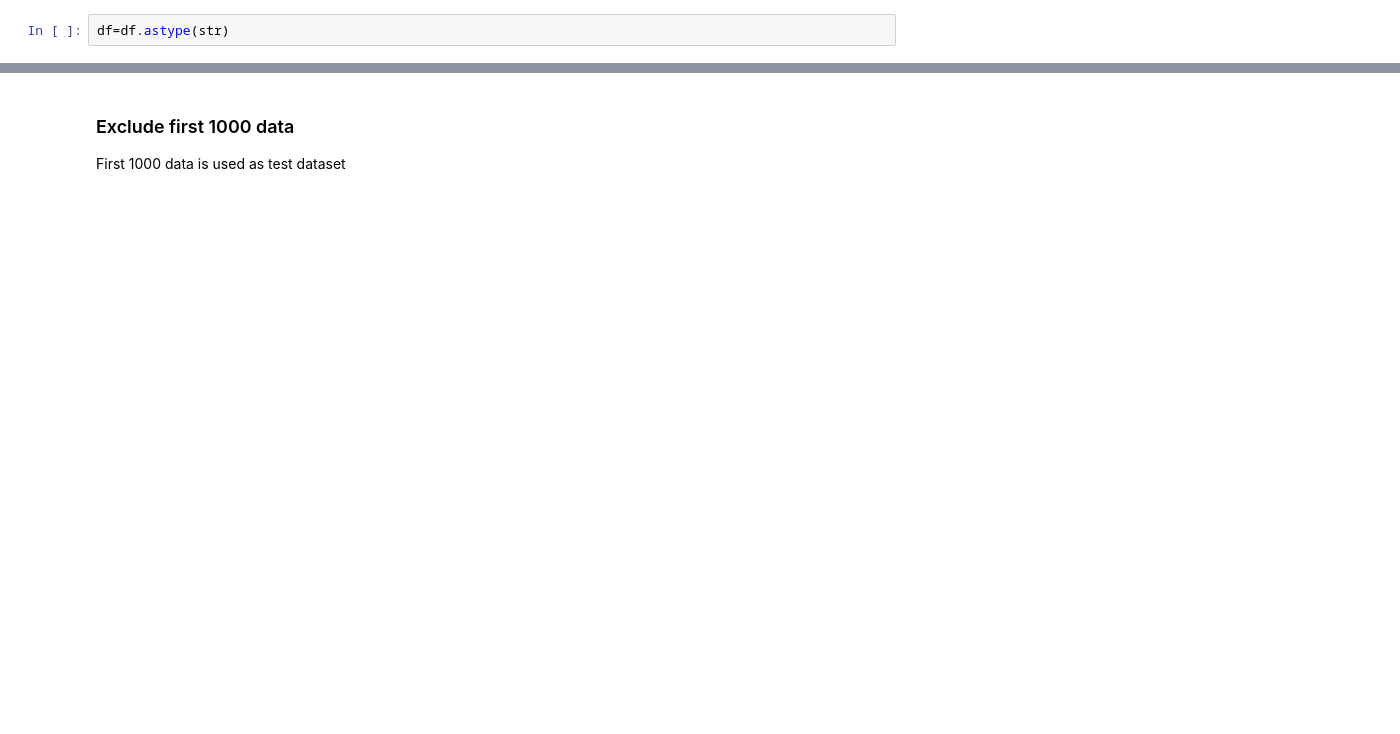
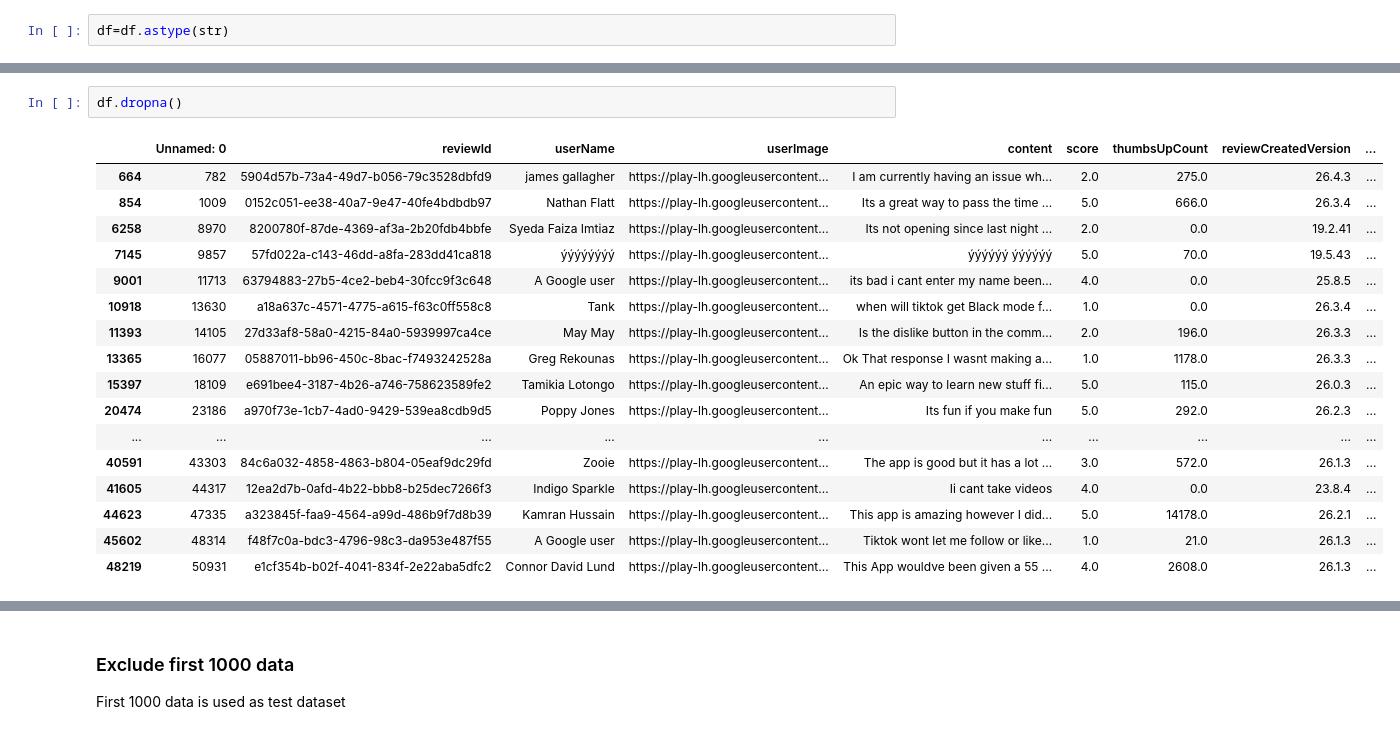
Before and after one commit to mazeltan/CZ4045-Assignment, a Jupyter notebook: Text Sentiment with GRU.ipynb, the cells around one changed output, grey strips where cells are left out. Saved outputs shown, nothing was run; the diff lists cells and outputs as text; blank space fills up the shorter version.

```diff
--- a/Text Sentiment with GRU.ipynb
+++ b/Text Sentiment with GRU.ipynb
@@ -74,3 +76,23 @@ array(['POSITIVE', 'NEGATIVE', 'NEUTRAL'], dtype=object)
+# %%
+df.dropna()
+# %% [output]
+|  | Unnamed: 0 | reviewId | userName | userImage | content | score | thumbsUpCount | reviewCreatedVersion | ... |
+| 664 | 782 | 5904d57b-73a4-49d7-b056-79c3528dbfd9 | james gallagher | https://play-lh.googleusercontent... | I am currently having an issue wh... | 2.0 | 275.0 | 26.4.3 | ... |
+| 854 | 1009 | 0152c051-ee38-40a7-9e47-40fe4bdbdb97 | Nathan Flatt | https://play-lh.googleusercontent... | Its a great way to pass the time ... | 5.0 | 666.0 | 26.3.4 | ... |
+| 6258 | 8970 | 8200780f-87de-4369-af3a-2b20fdb4bbfe | Syeda Faiza Imtiaz | https://play-lh.googleusercontent... | Its not opening since last night ... | 2.0 | 0.0 | 19.2.41 | ... |
+| 7145 | 9857 | 57fd022a-c143-46dd-a8fa-283dd41ca818 | ýýýýýýýý | https://play-lh.googleusercontent... | ýýýýýý ýýýýýý | 5.0 | 70.0 | 19.5.43 | ... |
+| 9001 | 11713 | 63794883-27b5-4ce2-beb4-30fcc9f3c648 | A Google user | https://play-lh.googleusercontent... | its bad i cant enter my name been... | 4.0 | 0.0 | 25.8.5 | ... |
+| 10918 | 13630 | a18a637c-4571-4775-a615-f63c0ff558c8 | Tank | https://play-lh.googleusercontent... | when will tiktok get Black mode f... | 1.0 | 0.0 | 26.3.4 | ... |
+| 11393 | 14105 | 27d33af8-58a0-4215-84a0-5939997ca4ce | May May | https://play-lh.googleusercontent... | Is the dislike button in the comm... | 2.0 | 196.0 | 26.3.3 | ... |
+| 13365 | 16077 | 05887011-bb96-450c-8bac-f7493242528a | Greg Rekounas | https://play-lh.googleusercontent... | Ok That response I wasnt making a... | 1.0 | 1178.0 | 26.3.3 | ... |
+| 15397 | 18109 | e691bee4-3187-4b26-a746-758623589fe2 | Tamikia Lotongo | https://play-lh.googleusercontent... | An epic way to learn new stuff fi... | 5.0 | 115.0 | 26.0.3 | ... |
+| 20474 | 23186 | a970f73e-1cb7-4ad0-9429-539ea8cdb9d5 | Poppy Jones | https://play-lh.googleusercontent... | Its fun if you make fun | 5.0 | 292.0 | 26.2.3 | ... |
+| ... | ... | ... | ... | ... | ... | ... | ... | ... | ... |
+| 40591 | 43303 | 84c6a032-4858-4863-b804-05eaf9dc29fd | Zooie | https://play-lh.googleusercontent... | The app is good but it has a lot ... | 3.0 | 572.0 | 26.1.3 | ... |
+| 41605 | 44317 | 12ea2d7b-0afd-4b22-bbb8-b25dec7266f3 | Indigo Sparkle | https://play-lh.googleusercontent... | Ii cant take videos | 4.0 | 0.0 | 23.8.4 | ... |
+| 44623 | 47335 | a323845f-faa9-4564-a99d-486b9f7d8b39 | Kamran Hussain | https://play-lh.googleusercontent... | This app is amazing however I did... | 5.0 | 14178.0 | 26.2.1 | ... |
+| 45602 | 48314 | f48f7c0a-bdc3-4796-98c3-da953e487f55 | A Google user | https://play-lh.googleusercontent... | Tiktok wont let me follow or like... | 1.0 | 21.0 | 26.1.3 | ... |
+| 48219 | 50931 | e1cf354b-b02f-4041-834f-2e22aba5dfc2 | Connor David Lund | https://play-lh.googleusercontent... | This App wouldve been given a 55 ... | 4.0 | 2608.0 | 26.1.3 | ... |
 # %%
 df.groupby('label').nunique()
 # %% [output]
```
Also changed, not shown: parts of 6 cells of this notebook, 2 other files.
